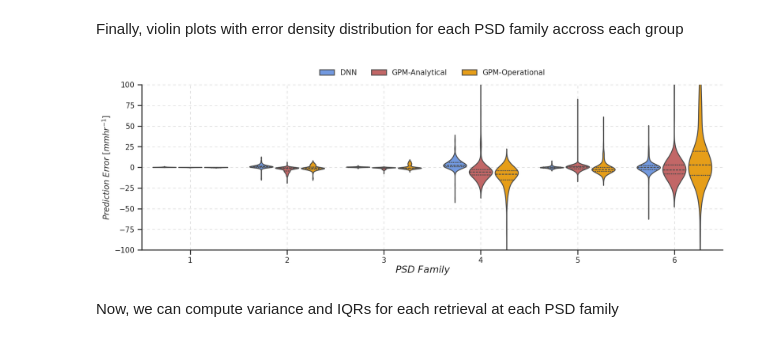
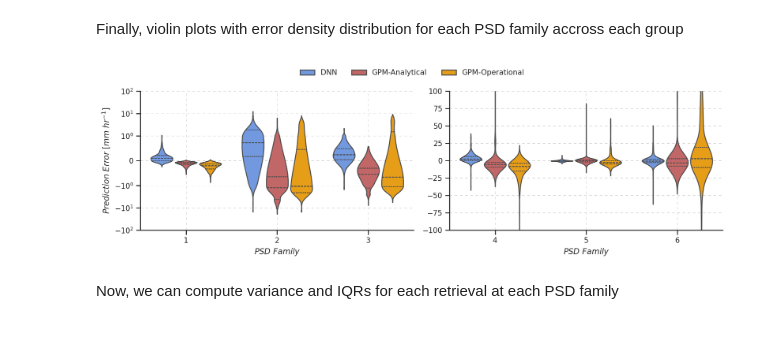
Before and after one commit to aladinor/Ladino_et_al_2025_DNN_PSD_retrieval, a Jupyter notebook: notebooks/4.Rain_retrieval.ipynb, the cells around one changed output. Cells and saved outputs as stored; diff of their text form; code cells hidden in the pictures.

Commit message:
updtaing violing plot figure

```diff
--- a/notebooks/4.Rain_retrieval.ipynb
+++ b/notebooks/4.Rain_retrieval.ipynb
@@ -490,26 +490,64 @@ cols = ['kmeans', 'r_pred_err', 'r_MPE', 'source']
 df_rain_err = pd.concat([df_dnn_r[cols], df_gpm_ana_r[cols], df_gpm_op_r[cols]], axis=0).reset_index(drop=True)
 # %% [markdown]
 Finally, violin plots with error density distribution for each PSD family accross each group
-# %%
-fig, ax = plt.subplots(figsize=(14,4), dpi=150)
-g = sns.violinplot(data=df_rain_err, x='kmeans', y='r_pred_err', hue='source',
-                   palette=[ 'cornflowerblue','indianred', 'orange',],
-                   saturation=0.8,
-                   ax=ax, gap=.1, inner="quart", density_norm='width',
-                   legend=True,
-                   # split=True
-                   )
-ax.set_ylabel(r"$Prediction \ Error \ [mmhr^{-1}]$")
-ax.set_xlabel('')
-# ax.set_yscale('symlog')
-ax.set_ylim(-100, 100)
-sns.despine()
-ax.grid('both', linestyle='--', lw=0.5, dashes=[7,7])
-fig.supxlabel(r"$PSD \ Family$", y=-0.01)
-sns.move_legend(ax, "lower center", bbox_to_anchor=(.5, 1.01), ncol=3, title=None, frameon=False)
-plt.savefig(f'{path}/images/violin_rain_parm.svg',  bbox_inches='tight')
-# %% [output]
-[figure, removed]
+# %%
+# Split the DataFrame into two groups: first 3 PSD families and the rest
+df_first3 = df_rain_err[df_rain_err['kmeans'].isin([1, 2, 3])]  # Adjust indices if needed
+df_rest = df_rain_err[~df_rain_err['kmeans'].isin([1, 2, 3])]
+
+# Adjust figsize to reduce total width while preserving subplot ratios
+fig, (ax1, ax2) = plt.subplots(
+    1, 2,
+    figsize=(12, 3.5),  # Reduced width (12 instead of 16), same height (4)
+    dpi=150,
+)
+
+
+# Plot 1: First 3 PSD Families (symlog scale)
+g1 = sns.violinplot(
+    data=df_first3, x='kmeans', y='r_pred_err', hue='source',
+    palette=['cornflowerblue', 'indianred', 'orange'],
+    saturation=0.8, ax=ax1, gap=0.1, inner="quart",
+    density_norm='width', legend=True # Disable legend here
+)
+ax1.set_ylabel(r"$Prediction \ Error \ [mm \ hr^{-1}]$")
+ax1.set_yscale('symlog', linthresh=1)  # Use symlog to handle near-zero errors
+ax1.set_ylim(-100, 100)  # Adjust limits if needed
+ax1.grid(True, linestyle='--', lw=0.5, dashes=[7, 7], which='both')
+ax1.get_legend().remove()  # Remove the subplot legend
+
+# Plot 2: Remaining Families (linear scale)
+g2 = sns.violinplot(
+    data=df_rest, x='kmeans', y='r_pred_err', hue='source',
+    palette=['cornflowerblue', 'indianred', 'orange'],
+    saturation=0.8, ax=ax2, gap=0.1, inner="quart",
+    density_norm='width', legend=False
+)
+ax2.set_ylabel("")  # Remove redundant y-label
+ax2.set_ylim(-100, 100)  # Match the original scale
+ax2.grid(True, linestyle='--', lw=0.5, dashes=[7, 7])
+
+# Shared settings
+for ax in [ax1, ax2]:
+    ax.set_xlabel(r"$PSD \ Family$")
+    sns.despine(ax=ax)
+
+# Add a unified legend below both plots
+handles, labels = ax1.get_legend_handles_labels()
+
+# Add a single legend centered above both subplots
+fig.legend(
+    handles, labels,
+    loc='lower center',          # Anchor point: bottom of the legend
+    bbox_to_anchor=(0.5, 0.98), # Position: 50% horizontally, 5% above the figure
+    ncol=3,
+    frameon=False
+)
+
+plt.tight_layout()  # Ensure panels don’t overlap
+plt.savefig(f'{path}/images/violin_rain_parm_split.svg', bbox_inches='tight')
+# %% [output]
+[figure, added]
 # %% [markdown]
 Now, we can compute variance and IQRs for each retrieval at each PSD family
 # %%
```
Also changed, not shown: parts of 2 cells of this notebook.
